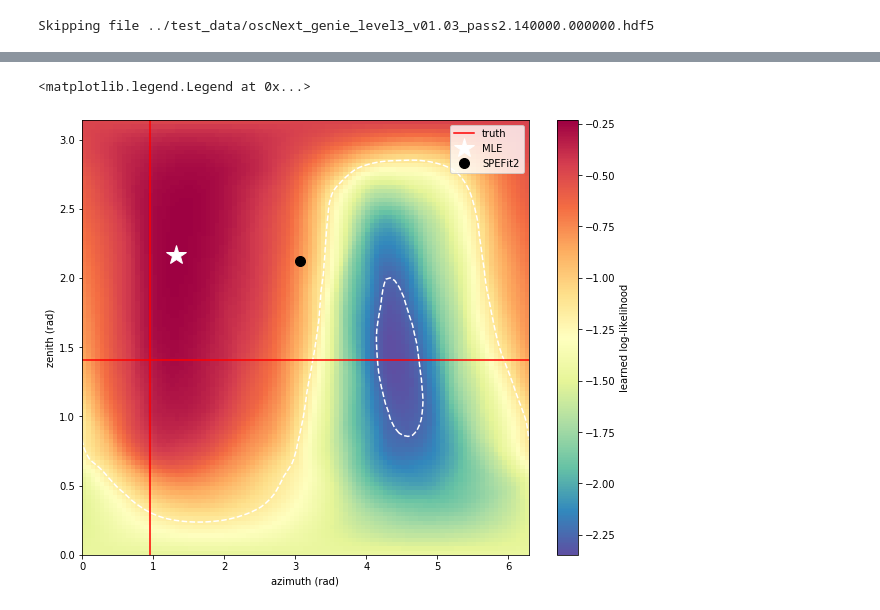
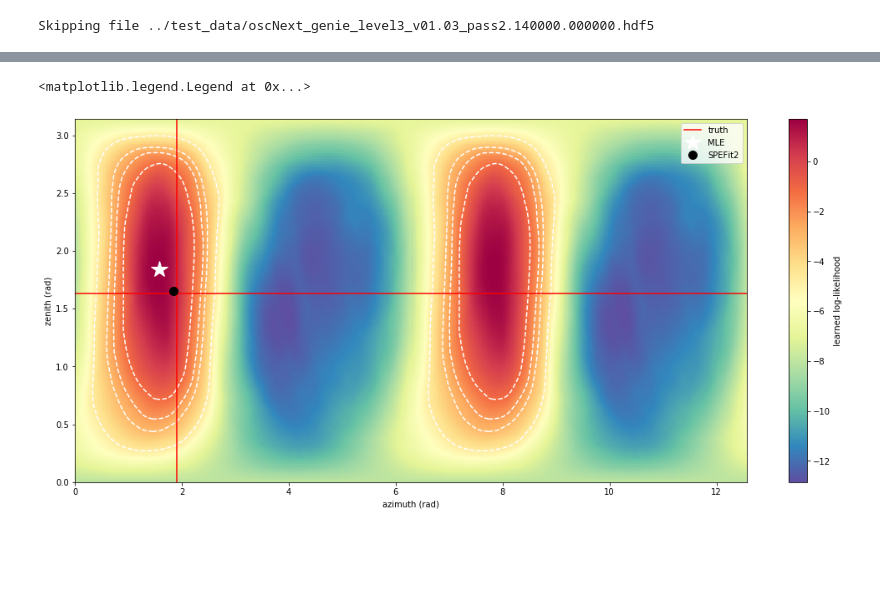
Before and after one commit to philippeller/IceNet, a Jupyter notebook: IceNet_llh_free.ipynb, the cells around one changed output, grey strips where cells are left out. Saved outputs shown, nothing was run; the diff lists cells and outputs as text; code cells hidden in the pictures; blank space fills up the shorter version.

Commit message:
correct likelihood/evidence ratio

```diff
--- a/IceNet_llh_free.ipynb
+++ b/IceNet_llh_free.ipynb
@@ -311,5 +333,4 @@ ax.legend()
-# %%
-event_idx = 3311
-
-true_x = X_params_test[event_idx, 0]
-true_y = X_params_test[event_idx, 1]
+# %%
+event_idx = 3
+
+true_params = X_params_test[event_idx]
@@ -331,22 +393,33 @@ plt.axvline(true_x, c='r')
 # %%
 %%time
-N = 101
-d = 100
-#xs = np.linspace(true_x-d, true_x+d, N)
-#ys = np.linspace(true_y-d, true_y+d, N)
+N = 100
+d = 200
 
-xs = np.linspace(0, 2*np.pi, N)
-ys = np.linspace(0, np.pi, N)
+plot_dim_x = 'x'
+plot_dim_y = 'z'
+plot_idx_x = labels.index(plot_dim_x)
+plot_idx_y = labels.index(plot_dim_y)
 
+true_p_x = true_params[plot_idx_x]
+true_p_y = true_params[plot_idx_y]
+
+#xs = np.linspace(0, 2*np.pi, 100)
+xs = np.linspace(true_p_x-100, true_p_x+100, N)
+ys = np.linspace(true_p_y-100, true_p_y+100, N)
 
 xx, yy = np.meshgrid(xs,ys)
-
 xx = xx.flatten()
 yy = yy.flatten()
 
-params = np.stack([xx, yy]).T
+params = np.repeat(true_params, xx.shape[0]).reshape(-1, xx.shape[0]).T
+
+params[:, plot_idx_x] = xx
+params[:, plot_idx_y] = yy
+
 data = np.rollaxis(np.repeat(X_data_test[event_idx], params.shape[0]).reshape((X_data_test[event_idx].shape[0], X_data_test[event_idx].shape[1], params.shape[0])),2)
 
 likelihood = model.predict([data, params], batch_size=512)
 
+likelihood /= 1 - likelihood
+
 z = likelihood.reshape((xs.shape[0], ys.shape[0]))
@@ -356,31 +465,34 @@ Wall time: 3.95 s
 # %%
-fig, ax = plt.subplots(1, 1, figsize=(10,8))
+fig, ax = plt.subplots(1, 1, figsize=(18,8))
 
-im = ax.imshow(np.log(z), extent=(xs[0], xs[-1], ys[0], ys[-1]), origin='lower', cmap='Spectral_r', aspect='auto')
+z2 = np.concatenate([z.T, z.T]).T
+xs2 = np.concatenate([xs, xs + 2*np.pi])
+
+im = ax.imshow(np.log(z2), extent=(xs2[0], xs2[-1], ys[0], ys[-1]), origin='lower', cmap='Spectral_r', aspect='auto')
 ax.axvline(true_x, c='r')
 ax.axhline(true_y, c='r', label='truth')
 
 plt.colorbar(im, ax=ax, label='learned log-likelihood', )
 
-plt.contour(xs, ys, np.log(z), [-9.21/2, -5.99/2, -4.51/2, -2.3/2], colors='w')
+plt.contour(xs2, ys, np.log(z2), [-9.21/2, -5.99/2, -4.51/2, -2.3/2], colors='w')
 
 plt.plot(xx[np.argmax(z)],  yy[np.argmax(z)], marker='*', color='w', lw=0, ms=20, label='MLE')
 
 plt.plot(r_test[event_idx][0],  r_test[event_idx][1], marker='o', color='k', lw=0, ms=10, label='SPEFit2')
 
 
 #ax.set_xlabel('x position (m)')
 #ax.set_ylabel('y position (m)')
 
 #ax.set_xlabel('x position (m)')
 #ax.set_ylabel('z position (m)')
 
 ax.set_xlabel('azimuth (rad)')
 ax.set_ylabel('zenith (rad)')
 
 plt.legend()
 
 #plt.savefig('x-y_vertex_evnt%i.png'%event_idx, dpi=150)
 # %% [output]
 <matplotlib.legend.Legend at 0x...>
-[figure, old version]
+[figure, new version]
```
Also changed, not shown: parts of 17 cells of this notebook.
